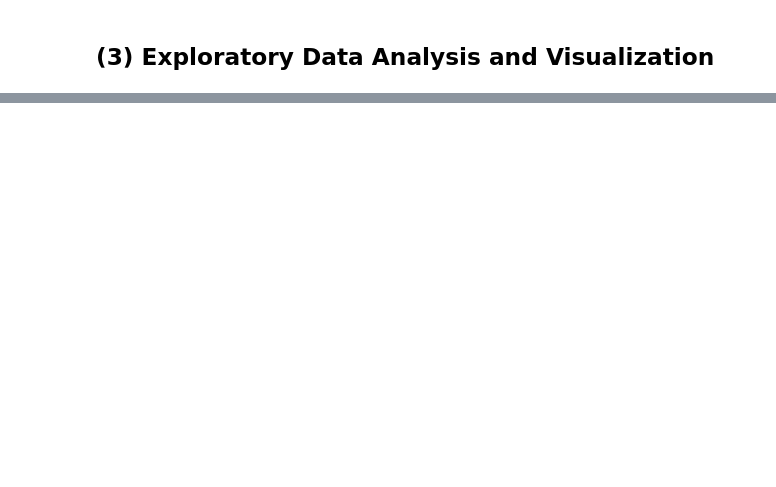
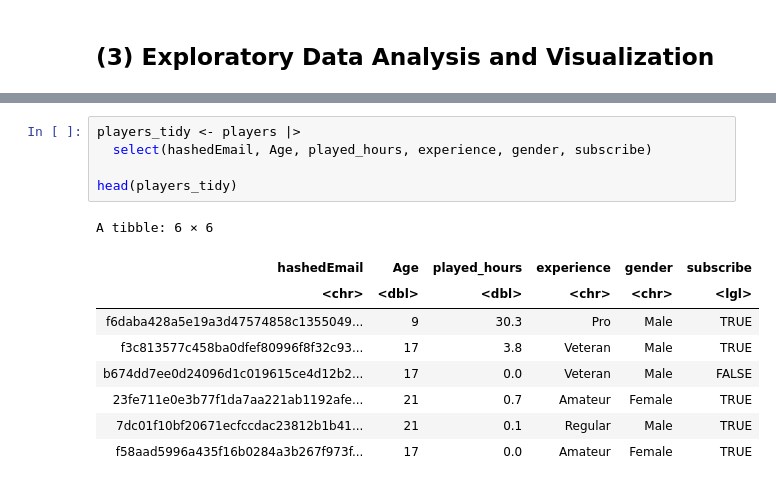
Before and after one commit to cabbafruit/dsci-project, a Jupyter notebook: Project Proposal.ipynb, the cells around one changed output, grey strips where cells are left out. Saved outputs shown, nothing was run; the diff lists cells and outputs as text; blank space fills up the shorter version.

```diff
--- a/Project Proposal.ipynb
+++ b/Project Proposal.ipynb
@@ -111,0 +135,15 @@ This can provide useful information about player engagement and help guide marke
+# %%
+players_tidy <- players |>
+  select(hashedEmail, Age, played_hours, experience, gender, subscribe)
+
+head(players_tidy)
+# %% [output]
+A tibble: 6 × 6
+| hashedEmail | Age | played_hours | experience | gender | subscribe |
+| <chr> | <dbl> | <dbl> | <chr> | <chr> | <lgl> |
+| f6daba428a5e19a3d47574858c1355049... | 9 | 30.3 | Pro | Male | TRUE |
+| f3c813577c458ba0dfef80996f8f32c93... | 17 | 3.8 | Veteran | Male | TRUE |
+| b674dd7ee0d24096d1c019615ce4d12b2... | 17 | 0.0 | Veteran | Male | FALSE |
+| 23fe711e0e3b77f1da7aa221ab1192afe... | 21 | 0.7 | Amateur | Female | TRUE |
+| 7dc01f10bf20671ecfccdac23812b1b41... | 21 | 0.1 | Regular | Male | TRUE |
+| f58aad5996a435f16b0284a3b267f973f... | 17 | 0.0 | Amateur | Female | TRUE |
```
Also changed, not shown: parts of 8 cells of this notebook, 2 other files.
